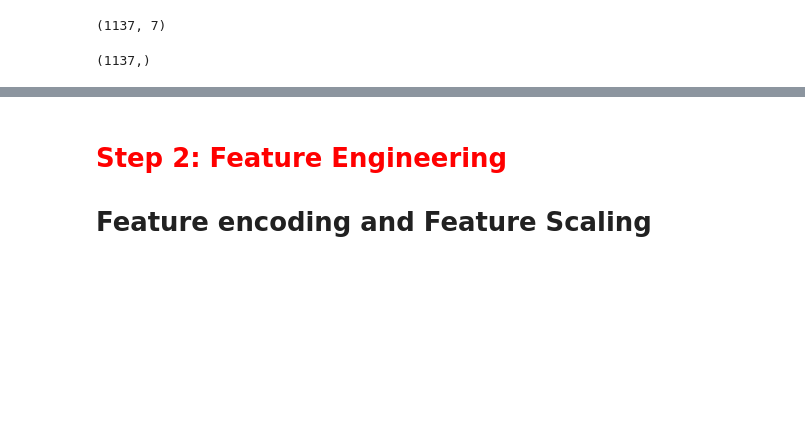
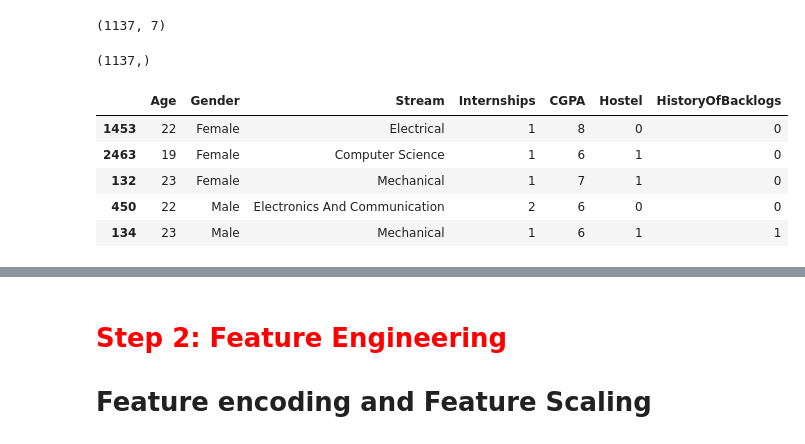
Before and after one commit to sumansamui/ECE715_Machine_Learning, a Jupyter notebook: projects/project_2/ML_implemenentation.ipynb, the cells around one changed output, grey strips where cells are left out. Cells and saved outputs as stored; diff of their text form; code cells hidden in the pictures; blank space fills up the shorter version.

```diff
--- a/projects/project_2/ML_implemenentation.ipynb
+++ b/projects/project_2/ML_implemenentation.ipynb
@@ -174,3 +174,12 @@ X.shape
 y.shape
 # %% [output]
 (1137,)
+# %%
+X.sample(5)
+# %% [output]
+|  | Age | Gender | Stream | Internships | CGPA | Hostel | HistoryOfBacklogs |
+| 1453 | 22 | Female | Electrical | 1 | 8 | 0 | 0 |
+| 2463 | 19 | Female | Computer Science | 1 | 6 | 1 | 0 |
+| 132 | 23 | Female | Mechanical | 1 | 7 | 1 | 0 |
+| 450 | 22 | Male | Electronics And Communication | 2 | 6 | 0 | 0 |
+| 134 | 23 | Male | Mechanical | 1 | 6 | 1 | 1 |
```
Also changed, not shown: parts of 7 cells of this notebook, 12 other files.
